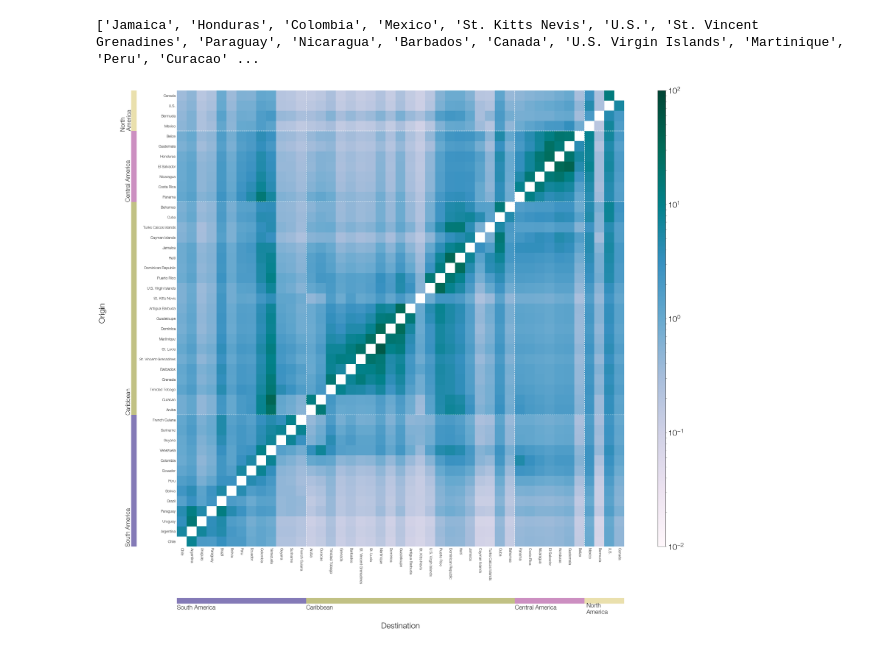
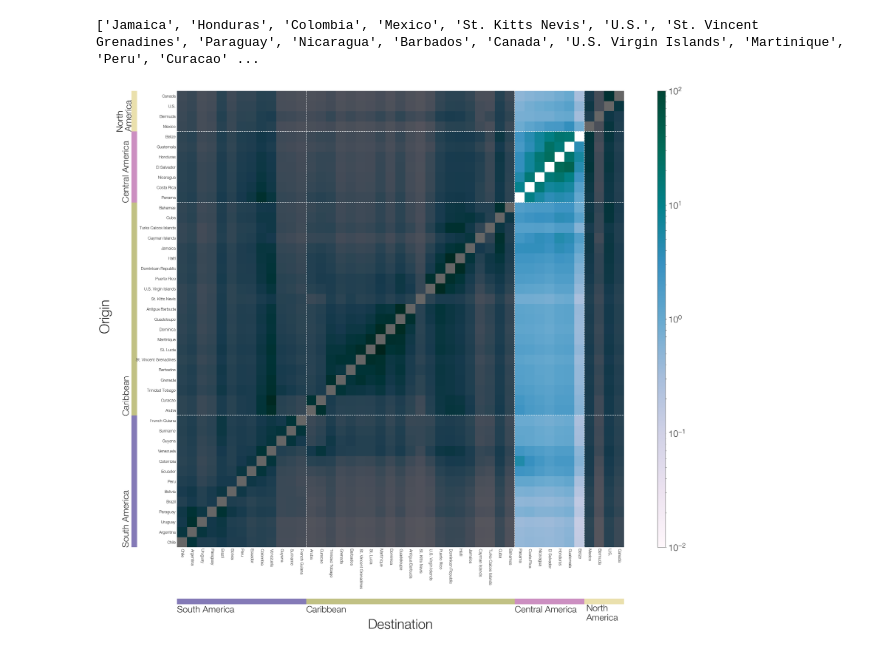
Before and after one commit to blab/zika-usvi, a Jupyter notebook: scripts/plotting-rates-and-predictors.ipynb, the cells around one changed output. Cells and saved outputs as stored; diff of their text form; code cells hidden in the pictures.

```diff
--- a/scripts/plotting-rates-and-predictors.ipynb
+++ b/scripts/plotting-rates-and-predictors.ipynb
@@ -365,7 +365,7 @@ print proper_country_names.values()
 # %%
 gs = gridspec.GridSpec(2, 3, width_ratios=[0.5, 5, 0.09], height_ratios=[5, 0.5])
 
-fig = plt.subplots(figsize=(50,50),facecolor='w')
+fig = plt.subplots(figsize=(45,45),facecolor='w')
 
 northAmcolor = '#ddcc77'#'#44AA99'
 southAmcolor =  '#332288'#'#CC6677'
@@ -382,17 +382,21 @@ ax1.spines['top'].set_visible(False)
 ax1.spines['right'].set_visible(False)
 ax1.spines['left'].set_visible(False)
 ax1.spines['bottom'].set_visible(False)
-ax1.text(-0.1, 41, 'North\nAmerica', size = 30, rotation=90, verticalalignment='bottom')
-ax1.text(0.4, 34, 'Central America', size = 30,rotation=90, verticalalignment='bottom')
-ax1.text(0.4, 13, 'Caribbean', size = 30,rotation=90, verticalalignment='bottom')
-ax1.text(0.4, 0, 'South America', size = 30,rotation=90, verticalalignment='bottom')
+ax1.text(-0.5, 41, 'North\nAmerica', size = 40, rotation=90, verticalalignment='bottom')
+ax1.text(0.1, 34, 'Central America', size = 40,rotation=90, verticalalignment='bottom')
+ax1.text(0.1, 13, 'Caribbean', size = 40,rotation=90, verticalalignment='bottom')
+ax1.text(0.1, 0, 'South America', size = 40,rotation=90, verticalalignment='bottom')
 
 ax1.add_patch(plt.Rectangle((0.9,0), width=0.5, height=13, facecolor=southAmcolor, alpha=0.6)) #south america country grouping
 ax1.add_patch(plt.Rectangle((0.9,13), width=0.5, height=21, facecolor=caribColor, alpha=0.6)) #south america country grouping
 ax1.add_patch(plt.Rectangle((0.9,34), width=0.5, height=7, facecolor=centralAmcolor, alpha=0.6)) #south america country grouping
 ax1.add_patch(plt.Rectangle((0.9,41), width=0.5, height=4, facecolor=northAmcolor, alpha=0.6)) #south america country grouping
 
-ax1.text(-2, 23.5, 'Origin', size = 40, rotation=90) #this is actually the y axis legend for the heat map, but it looks better if plotted here.
+ax1.text(-2, 23.5, 'Origin', size = 60, rotation=90) #this is actually the y axis legend for the heat map, but it looks better if plotted here.
+
+
+
+
 
 #HEAT MAP
 ax2 = plt.subplot(gs[1],facecolor='w')
@@ -429,40 +433,46 @@ for i in range(len(inversely_listed_countries)-1):
         ax2.axhline(i+1,ls='--',color='white', linewidth = 2) ## delimit countries on x and y axes
         ax2.axvline(i+1,ls='--',color='white', linewidth = 2)
 
+#can screen out portions of the plot with this if wanting to make certain rates more apparent
+#[ax2.axhspan(x,x+1,facecolor='black', alpha=0.6) for x in range(0,45) if x <34 or x >40]
+#[ax2.axvspan(x,x+1,facecolor='black', alpha=0.6) for x in range(0,45) if x < 41]
+[ax2.axvspan(x,x+1,facecolor='black', alpha=0.6) for x in range(0,45) if x <34 or x >40]
 
 ax3 = plt.subplot(gs[3])
 ax3.set_xticks([])
 ax3.set_yticks([])
 ax3.spines['top'].set_visible(False)
 ax3.spines['right'].set_visible(False)
 ax3.spines['left'].set_visible(False)
 ax3.spines['bottom'].set_visible(False)
 
 ax4 = plt.subplot(gs[4])
 ax4.set_xlim([0, len(countries)])
 ax4.set_ylim([-2, 2])
 ax4.set_xticks([])
 ax4.set_yticks([])
 ax4.spines['top'].set_visible(False)
 ax4.spines['right'].set_visible(False)
 ax4.spines['left'].set_visible(False)
 ax4.spines['bottom'].set_visible(False)
 
-ax4.text(41.2, 0.5, 'North\nAmerica', size = 30, horizontalalignment='left')
-ax4.text(34, 0.9, 'Central America', size = 30, horizontalalignment='left')
-ax4.text(13, 0.9, 'Caribbean', size = 30, horizontalalignment='left')
-ax4.text(0, 0.9, 'South America', size = 30, horizontalalignment='left')
+ax4.text(41.2, 0, 'North\nAmerica', size = 40, horizontalalignment='left')
+ax4.text(34, 0.7, 'Central America', size = 40, horizontalalignment='left')
+ax4.text(13, 0.7, 'Caribbean', size = 40, horizontalalignment='left')
+ax4.text(0, 0.7, 'South America', size = 40, horizontalalignment='left')
 
 ax4.add_patch(plt.Rectangle((0,1.4), width=13, height=0.5, facecolor=southAmcolor, alpha=0.6))
 ax4.add_patch(plt.Rectangle((13,1.4), width=21, height=0.5, facecolor=caribColor, alpha=0.6))
 ax4.add_patch(plt.Rectangle((34,1.4), width=7, height=0.5, facecolor=centralAmcolor, alpha=0.6))
 ax4.add_patch(plt.Rectangle((41,1.4), width=4, height=0.5, facecolor=northAmcolor, alpha=0.6))
 
-ax4.text(22.5, -0.75, 'Destination', size = 40, horizontalalignment='center') #this is actually the y axis legend for the heat map, but it looks better if plotted here.
+ax4.text(22.5, -0.75, 'Destination', size = 60, horizontalalignment='center') #this is actually the y axis legend for the heat map, but it looks better if plotted here.
 
 #add color bar so I know how colors map to rates.
 ax5 = plt.subplot(gs[2])
 cb = mpl.colorbar.ColorbarBase(ax5,cmap=cmap, norm=norm ,orientation='vertical',alpha=1.0,drawedges=False)
 cb = ax5.tick_params(labelsize=40)
+
+plt.savefig('/Users/alliblk/Desktop/gitrepos/zika-usvi/figures/heatmap_emphasize_centralAmDestination.png')
 # %% [output]
-[figure, old version]
+[figure, new version]
```
Also changed, not shown: 1 other file.
